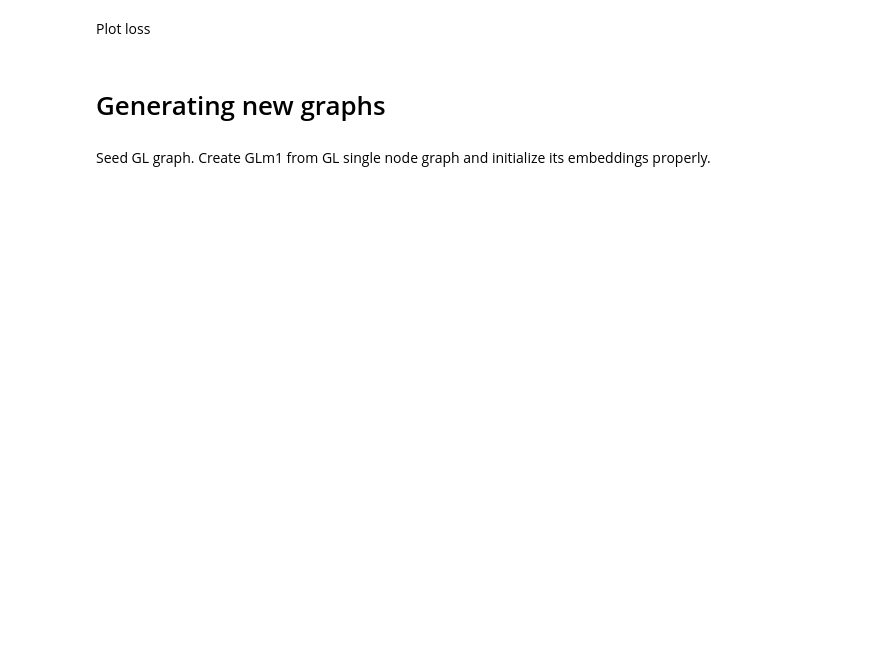
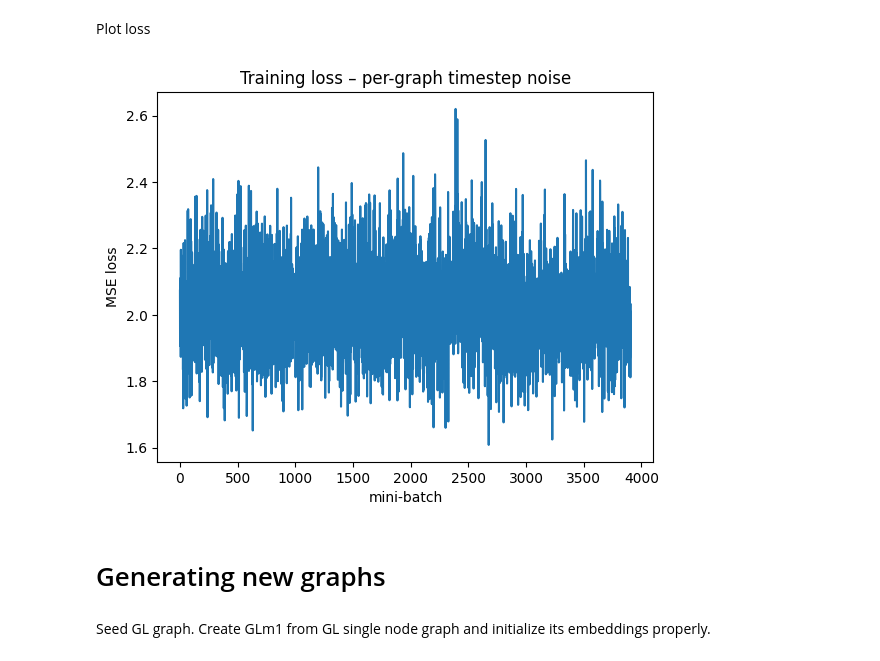
Before and after one commit to lukalafaye/Kaggle, a Jupyter notebook: playing-with-gnns.ipynb, the cells around one changed output. Cells and saved outputs as stored; diff of their text form; code cells hidden in the pictures; blank space fills up the shorter version.

```diff
--- a/playing-with-gnns.ipynb
+++ b/playing-with-gnns.ipynb
@@ -1059,7 +1059,6 @@ embedding_model = SignNet(
 # %%
 def get_spectral_features_torch(data, k=global_k):
     N = data.num_nodes
-    device = torch.device('cuda' if torch.cuda.is_available() else 'cpu')
 
     if N==1: return torch.randn((1, 2 * k), device=data.x.device)
 
@@ -1134,20 +1133,23 @@ def fill_H_embeddings(G_expanded: Data, G_coarsened: Data, Plp1, embedding_model
     num_nodes = G_coarsened.num_nodes
     if rand:
         #H = torch.randn(num_nodes)
-        x = torch.randn((G_expanded.num_nodes, 128))
+        x = torch.randn((G_expanded.num_nodes, 128), G_expanded.x.device)
         G_expanded.x = x
         return G_expanded
 
     else:
-        spectral_feats = get_spectral_features_torch(G_coarsened, k=global_k)
+        dev = next(embedding_model.parameters()).device
+
+        spectral_feats = get_spectral_features_torch(G_coarsened, k=global_k).to(dev)
+        edge_idx_dev   = G_coarsened.edge_index.to(dev)
 
         with torch.no_grad():
-            H_coarsened = embedding_model(spectral_feats, G_coarsened.edge_index)
+            H_coarsened = embedding_model(spectral_feats, edge_idx_dev)
 
         # broadcast using P_l that was used to obtain G_coarsened from G
-        cluster_id = Plp1.argmax(dim=0)
+        cluster_id = Plp1.argmax(dim=0).to(dev)
         H_expanded = H_coarsened[cluster_id] # Basically all nodes i in some cluster j with embedding Hj, will end up with embedding Hj
-        G_expanded.x = H_expanded # set node embeddings
+        G_expanded.x = H_expanded.to(G_expanded.x.device) # set node embeddings
 
         return G_expanded
 
@@ -1466,11 +1468,13 @@ Error no more edges to contract in rnd_red_seq
 Plot loss
 # %%
 import matplotlib.pyplot as plt
-plt.plot(all_losses[100:])
+plt.plot(all_losses[1000:])
 plt.xlabel("mini-batch")
 plt.ylabel("MSE loss")
 plt.title("Training loss – per-graph timestep noise")
 plt.show()
+# %% [output]
+[figure, added]
 # %% [markdown]
 # Generating new graphs
 # %% [markdown]
```
Also changed, not shown: parts of 12 cells of this notebook.
